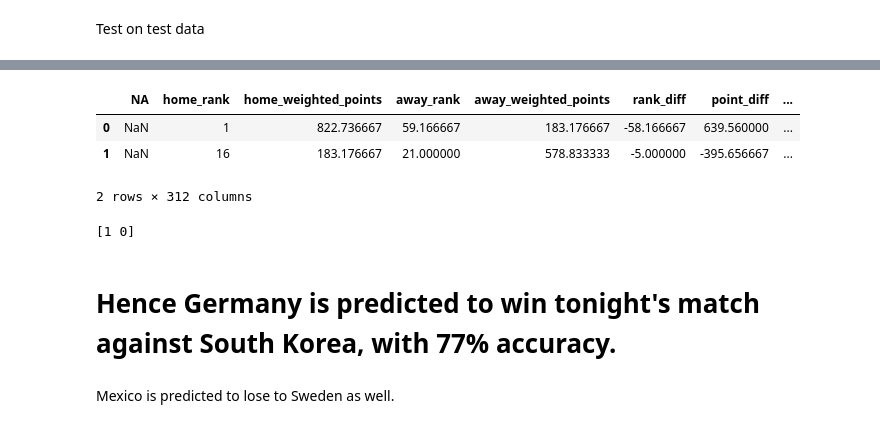
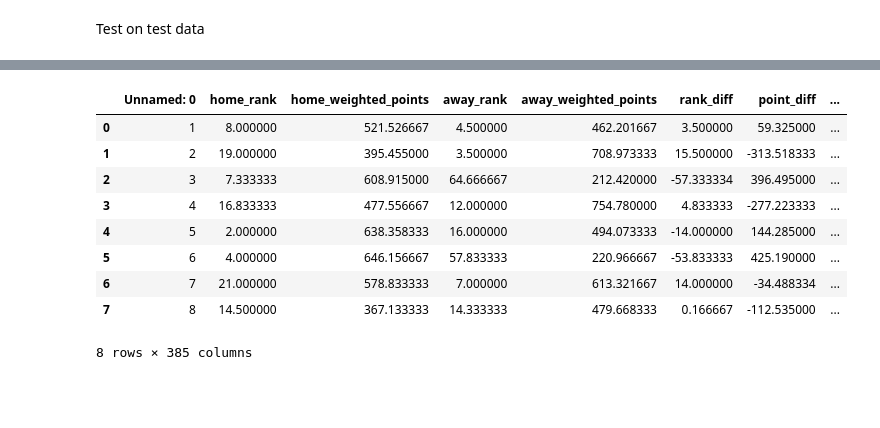
Before and after one commit to lppier/fifa18_final16, a Jupyter notebook: fifa2018_improved.ipynb, the cells around one changed output, grey strips where cells are left out. Saved outputs shown, nothing was run; the diff lists cells and outputs as text; code cells hidden in the pictures; blank space fills up the shorter version.

```diff
--- a/fifa2018_improved.ipynb
+++ b/fifa2018_improved.ipynb
@@ -316,10 +330,16 @@ X_test.to_csv('X_test.csv')
 # %%
-df_germany = pd.read_csv('data/Y_Germany.csv') # Pre-created data for Germany vs South Korea
+df_final16 = pd.read_csv('data/X_final16.csv') # Pre-created data for Germany vs South Korea
-# %%
-df_germany
-# %% [output]
-|  | NA | home_rank | home_weighted_points | away_rank | away_weighted_points | rank_diff | point_diff | ... |
-| 0 | NaN | 1 | 822.736667 | 59.166667 | 183.176667 | -58.166667 | 639.560000 | ... |
-| 1 | NaN | 16 | 183.176667 | 21.000000 | 578.833333 | -5.000000 | -395.656667 | ... |
-2 rows × 312 columns
+# %%
+df_final16
+# %% [output]
+|  | Unnamed: 0 | home_rank | home_weighted_points | away_rank | away_weighted_points | rank_diff | point_diff | ... |
+| 0 | 1 | 8.000000 | 521.526667 | 4.500000 | 462.201667 | 3.500000 | 59.325000 | ... |
+| 1 | 2 | 19.000000 | 395.455000 | 3.500000 | 708.973333 | 15.500000 | -313.518333 | ... |
+| 2 | 3 | 7.333333 | 608.915000 | 64.666667 | 212.420000 | -57.333334 | 396.495000 | ... |
+| 3 | 4 | 16.833333 | 477.556667 | 12.000000 | 754.780000 | 4.833333 | -277.223333 | ... |
+| 4 | 5 | 2.000000 | 638.358333 | 16.000000 | 494.073333 | -14.000000 | 144.285000 | ... |
+| 5 | 6 | 4.000000 | 646.156667 | 57.833333 | 220.966667 | -53.833333 | 425.190000 | ... |
+| 6 | 7 | 21.000000 | 578.833333 | 7.000000 | 613.321667 | 14.000000 | -34.488334 | ... |
+| 7 | 8 | 14.500000 | 367.133333 | 14.333333 | 479.668333 | 0.166667 | -112.535000 | ... |
+8 rows × 385 columns
 # %%
@@ -329,8 +348,0 @@ answer = model.predict(df_germany)
-# %%
-print(answer)
-# %% [output]
-[1 0]
-# %% [markdown]
-# Hence Germany is predicted to win tonight's match against South Korea, with 77% accuracy.
-# %% [markdown]
-Mexico is predicted to lose to Sweden as well.
```
Also changed, not shown: parts of 19 cells of this notebook, 6 other files.
